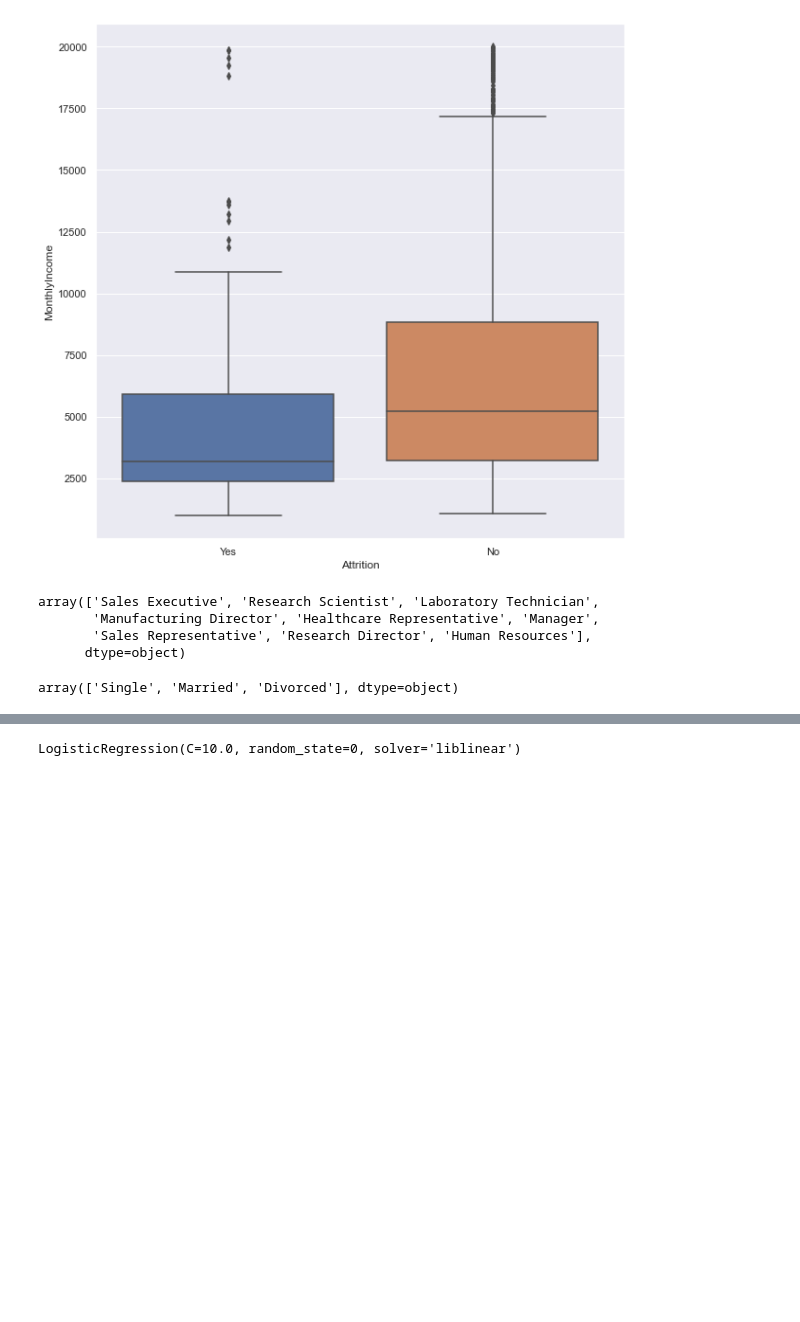
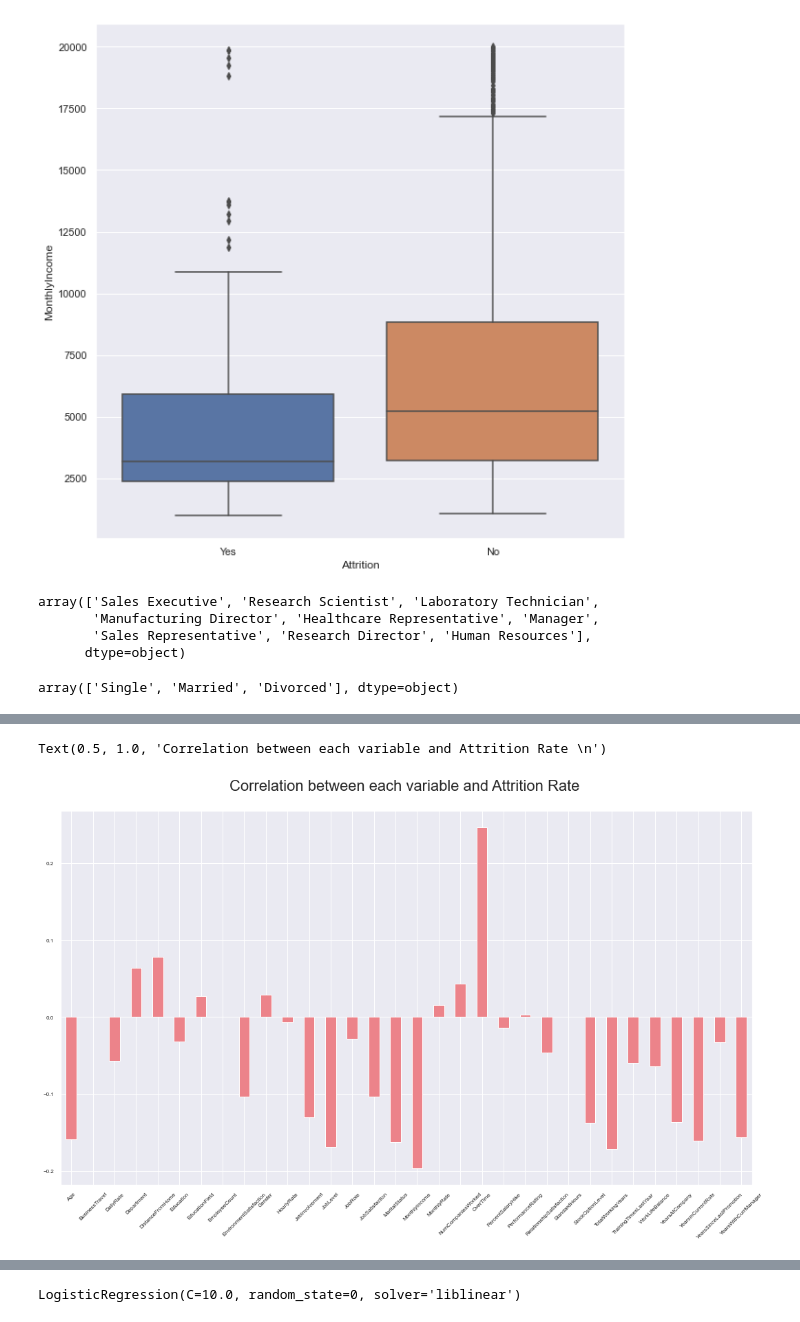
Before and after one commit to omprakashselvaraj/Attrition-Prediction, a Jupyter notebook: model.ipynb, the cells around one changed output, grey strips where cells are left out. Drawn from its saved outputs; the diff is of its cells as text; code cells hidden in the pictures; blank space fills up the shorter version.

```diff
--- a/model.ipynb
+++ b/model.ipynb
@@ -279 +291,11 @@ YearsSinceLastPromotion     int64
 dtype: object
+# %%
+# import preprocessing from sklearn
+from sklearn import preprocessing
+le = preprocessing.LabelEncoder()
+
+
+# 2/3. FIT AND TRANSFORM
+# use df.apply() to apply le.fit_transform to all columns
+data = data.apply(le.fit_transform)
+data.head(20)
@@ -279,0 +321,25 @@ dtype: object
+# %%
+dataset2 = data[['Age','BusinessTravel', 'DailyRate', 'Department',
+       'DistanceFromHome', 'Education', 'EducationField', 'EmployeeCount',
+       'EnvironmentSatisfaction', 'Gender', 'HourlyRate',
+       'JobInvolvement', 'JobLevel', 'JobRole', 'JobSatisfaction',
+       'MaritalStatus', 'MonthlyIncome', 'MonthlyRate', 'NumCompaniesWorked',
+       'OverTime', 'PercentSalaryHike', 'PerformanceRating',
+       'RelationshipSatisfaction', 'StandardHours', 'StockOptionLevel',
+       'TotalWorkingYears', 'TrainingTimesLastYear', 'WorkLifeBalance',
+       'YearsAtCompany', 'YearsInCurrentRole', 'YearsSinceLastPromotion',
+       'YearsWithCurrManager']]
+correlations = dataset2.corrwith(data.Attrition)
+#correlation between same variables are removed
+correlations = correlations[correlations!=1]
+correlations.plot.bar(
+        figsize = (18, 10),
+        fontsize = 8,
+        color = '#ec838a',
+        rot = 45, grid = True)
+plt.title('Correlation between each variable and Attrition Rate \n',
+horizontalalignment="center", fontstyle = "normal",
+fontsize = "22", fontfamily = "sans-serif")
+# %% [output]
+Text(0.5, 1.0, 'Correlation between each variable and Attrition Rate \n')
+[figure, added]
```
Also changed, not shown: parts of 39 cells of this notebook.
